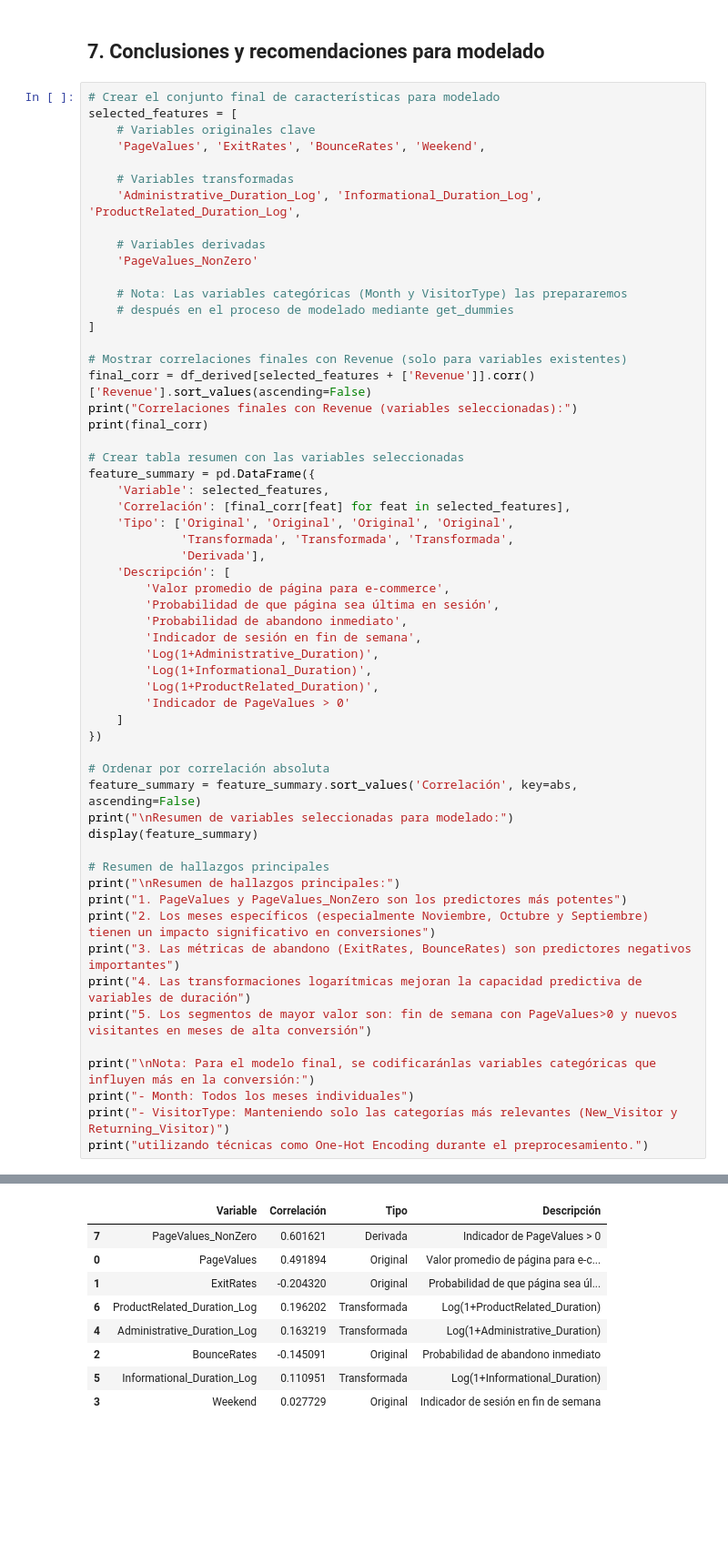
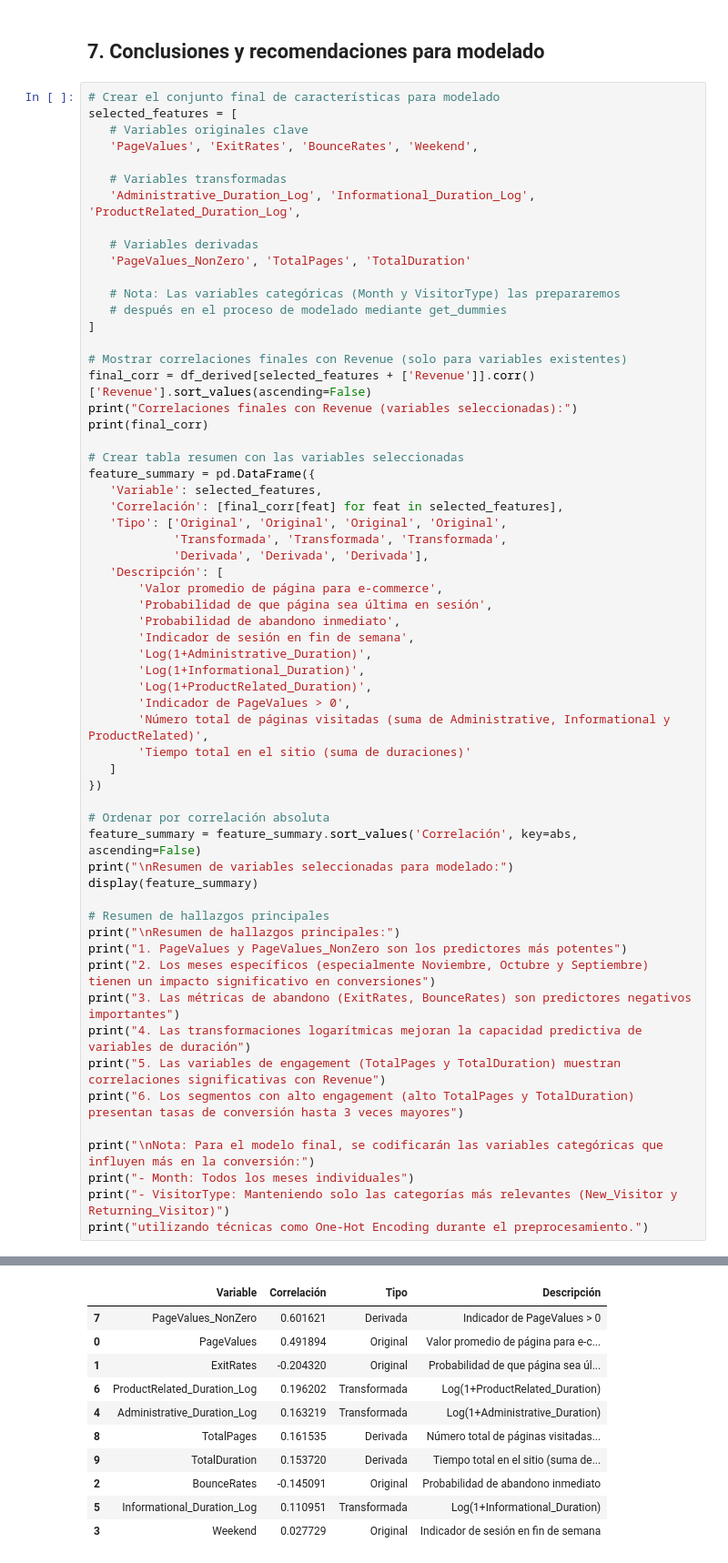
Before and after one commit to Bootcamp-IA-P4/Proyecto-Clasificaci-n_grupo6, a Jupyter notebook: notebooks/eda_shoppers_explained_and_with_business_idea.ipynb, the cells around one changed output, grey strips where cells are left out. Shown at 91% size. Drawn from its saved outputs; the diff is of its cells as text; blank space fills up the shorter version.

```diff
--- a/notebooks/eda_shoppers_explained_and_with_business_idea.ipynb
+++ b/notebooks/eda_shoppers_explained_and_with_business_idea.ipynb
@@ -1373,17 +1402,17 @@ Estos hallazgos justifican plenamente la inclusión de nuestras variables deriva
 # %%
 # Crear el conjunto final de características para modelado
 selected_features = [
-    # Variables originales clave
-    'PageValues', 'ExitRates', 'BounceRates', 'Weekend',
+   # Variables originales clave
+   'PageValues', 'ExitRates', 'BounceRates', 'Weekend',
 
-    # Variables transformadas
-    'Administrative_Duration_Log', 'Informational_Duration_Log', 'ProductRelated_Duration_Log',
+   # Variables transformadas
+   'Administrative_Duration_Log', 'Informational_Duration_Log', 'ProductRelated_Duration_Log',
 
-    # Variables derivadas
-    'PageValues_NonZero'
+   # Variables derivadas
+   'PageValues_NonZero', 'TotalPages', 'TotalDuration'
 
-    # Nota: Las variables categóricas (Month y VisitorType) las prepararemos
-    # después en el proceso de modelado mediante get_dummies
+   # Nota: Las variables categóricas (Month y VisitorType) las prepararemos
+   # después en el proceso de modelado mediante get_dummies
 ]
 
 # Mostrar correlaciones finales con Revenue (solo para variables existentes)
@@ -1393,21 +1422,23 @@ print(final_corr)
 
 # Crear tabla resumen con las variables seleccionadas
 feature_summary = pd.DataFrame({
-    'Variable': selected_features,
-    'Correlación': [final_corr[feat] for feat in selected_features],
-    'Tipo': ['Original', 'Original', 'Original', 'Original',
-             'Transformada', 'Transformada', 'Transformada',
-             'Derivada'],
-    'Descripción': [
-        'Valor promedio de página para e-commerce',
-        'Probabilidad de que página sea última en sesión',
-        'Probabilidad de abandono inmediato',
-        'Indicador de sesión en fin de semana',
-        'Log(1+Administrative_Duration)',
-        'Log(1+Informational_Duration)',
-        'Log(1+ProductRelated_Duration)',
-        'Indicador de PageValues > 0'
-    ]
+   'Variable': selected_features,
+   'Correlación': [final_corr[feat] for feat in selected_features],
+   'Tipo': ['Original', 'Original', 'Original', 'Original',
+            'Transformada', 'Transformada', 'Transformada',
+            'Derivada', 'Derivada', 'Derivada'],
+   'Descripción': [
+       'Valor promedio de página para e-commerce',
+       'Probabilidad de que página sea última en sesión',
+       'Probabilidad de abandono inmediato',
+       'Indicador de sesión en fin de semana',
+       'Log(1+Administrative_Duration)',
+       'Log(1+Informational_Duration)',
+       'Log(1+ProductRelated_Duration)',
+       'Indicador de PageValues > 0',
+       'Número total de páginas visitadas (suma de Administrative, Informational y ProductRelated)',
+       'Tiempo total en el sitio (suma de duraciones)'
+   ]
 })
 
 # Ordenar por correlación absoluta
@@ -1421,9 +1452,10 @@ print("1. PageValues y PageValues_NonZero son los predictores más potentes")
 print("2. Los meses específicos (especialmente Noviembre, Octubre y Septiembre) tienen un impacto significativo en conversiones")
 print("3. Las métricas de abandono (ExitRates, BounceRates) son predictores negativos importantes")
 print("4. Las transformaciones logarítmicas mejoran la capacidad predictiva de variables de duración")
-print("5. Los segmentos de mayor valor son: fin de semana con PageValues>0 y nuevos visitantes en meses de alta conversión")
+print("5. Las variables de engagement (TotalPages y TotalDuration) muestran correlaciones significativas con Revenue")
+print("6. Los segmentos con alto engagement (alto TotalPages y TotalDuration) presentan tasas de conversión hasta 3 veces mayores")
 
-print("\nNota: Para el modelo final, se codificaránlas variables categóricas que influyen más en la conversión:")
+print("\nNota: Para el modelo final, se codificarán las variables categóricas que influyen más en la conversión:")
 print("- Month: Todos los meses individuales")
 print("- VisitorType: Manteniendo solo las categorías más relevantes (New_Visitor y Returning_Visitor)")
 print("utilizando técnicas como One-Hot Encoding durante el preprocesamiento.")
@@ -1437,16 +1471,18 @@ Administrative_Duration_Log    0.163219
 Informational_Duration_Log     0.110951
 Weekend                        0.027729
 BounceRates                   -0.145091
 ExitRates                     -0.204320
 Name: Revenue, dtype: float64
 
 Resumen de variables seleccionadas para modelado:
 |  | Variable | Correlación | Tipo | Descripción |
 | 7 | PageValues_NonZero | 0.601621 | Derivada | Indicador de PageValues > 0 |
 | 0 | PageValues | 0.491894 | Original | Valor promedio de página para e-c... |
 | 1 | ExitRates | -0.204320 | Original | Probabilidad de que página sea úl... |
 | 6 | ProductRelated_Duration_Log | 0.196202 | Transformada | Log(1+ProductRelated_Duration) |
 | 4 | Administrative_Duration_Log | 0.163219 | Transformada | Log(1+Administrative_Duration) |
+| 8 | TotalPages | 0.161535 | Derivada | Número total de páginas visitadas... |
+| 9 | TotalDuration | 0.153720 | Derivada | Tiempo total en el sitio (suma de... |
 | 2 | BounceRates | -0.145091 | Original | Probabilidad de abandono inmediato |
 | 5 | Informational_Duration_Log | 0.110951 | Transformada | Log(1+Informational_Duration) |
 | 3 | Weekend | 0.027729 | Original | Indicador de sesión en fin de semana |
```
Also changed, not shown: parts of 11 cells of this notebook.
